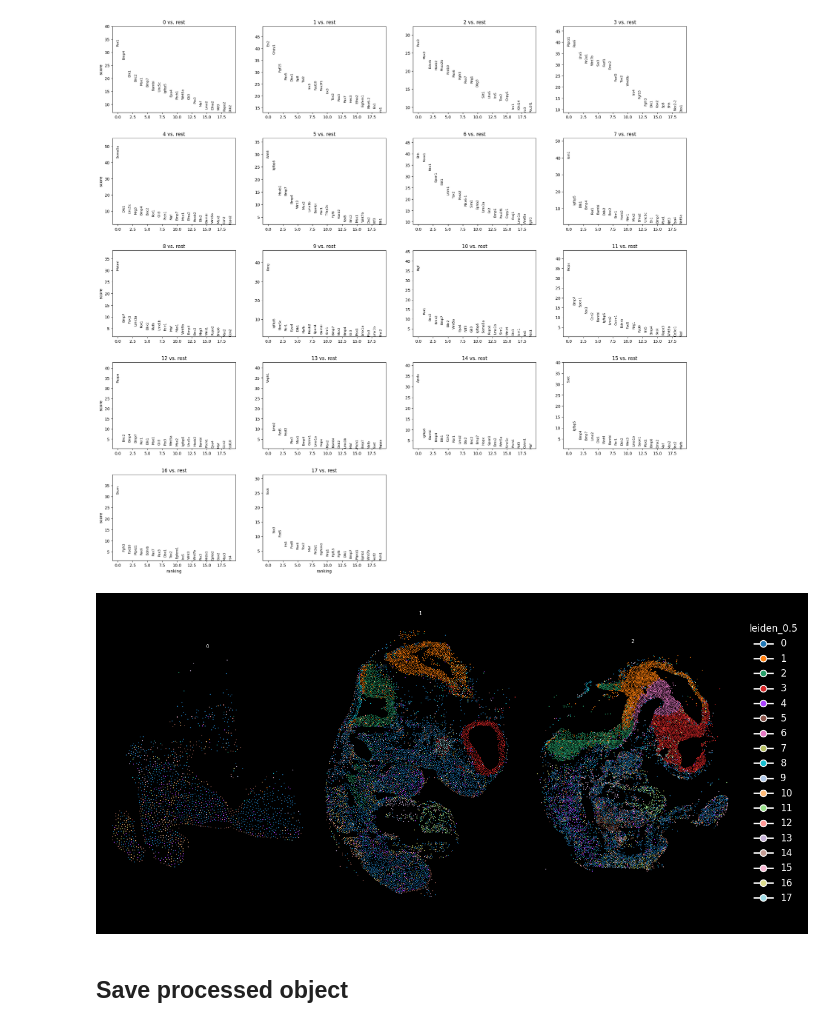
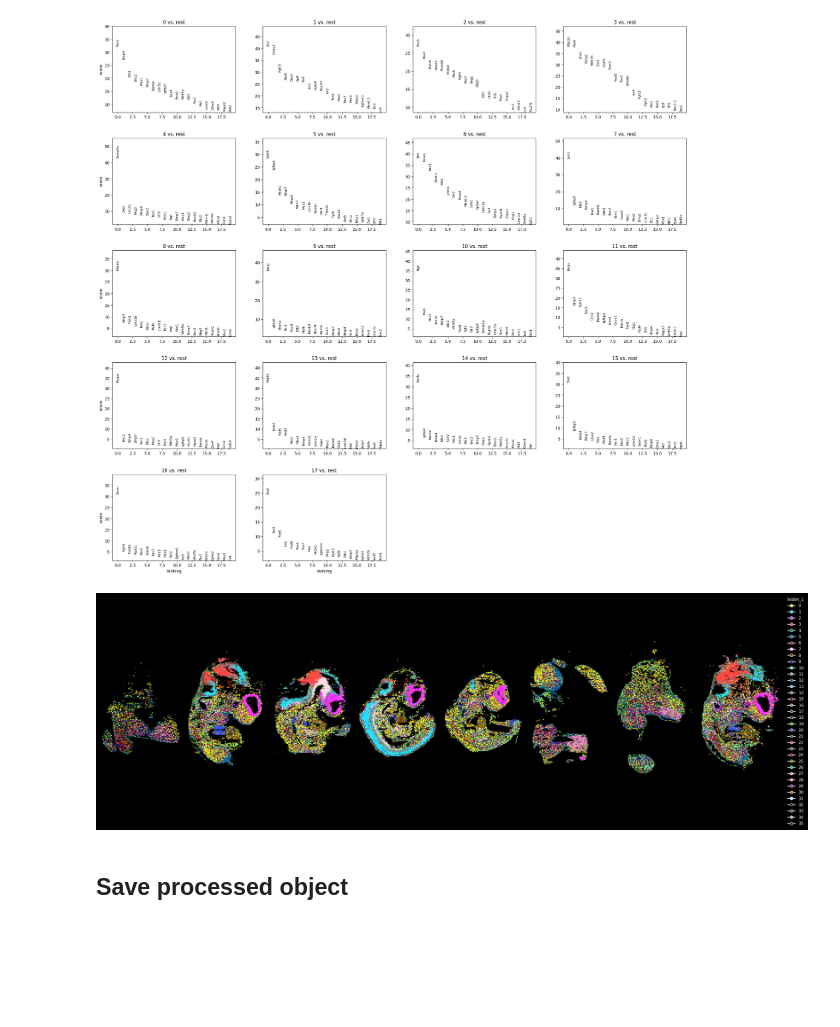
Before and after one commit to christoffermattssonlangseth/MouseDev-reanalysis, a Jupyter notebook: analysis/03-single-cell-workflow.ipynb, the cells around one changed output. Cells and saved outputs as stored; diff of their text form; code cells hidden in the pictures; blank space fills up the shorter version.

```diff
--- a/analysis/03-single-cell-workflow.ipynb
+++ b/analysis/03-single-cell-workflow.ipynb
@@ -168,18 +175,18 @@ ranking genes
 # %%
 # usage
 plot_spatial_compact_fast(
     adata,
-    color="leiden_0.5",
+    color="leiden_1",
     groupby="section",
-    spot_size=1,
-    cols=3,
+    spot_size=5,
+    cols=8,
     height=5,
     legend_col_width=1.0,
     background="black",
 
 )
 # %% [output]
-[figure, old version]
+[figure, new version]
 # %% [markdown]
 ## Save processed object
 # %%
```
Also changed, not shown: parts of 6 cells of this notebook, 2 other files.
